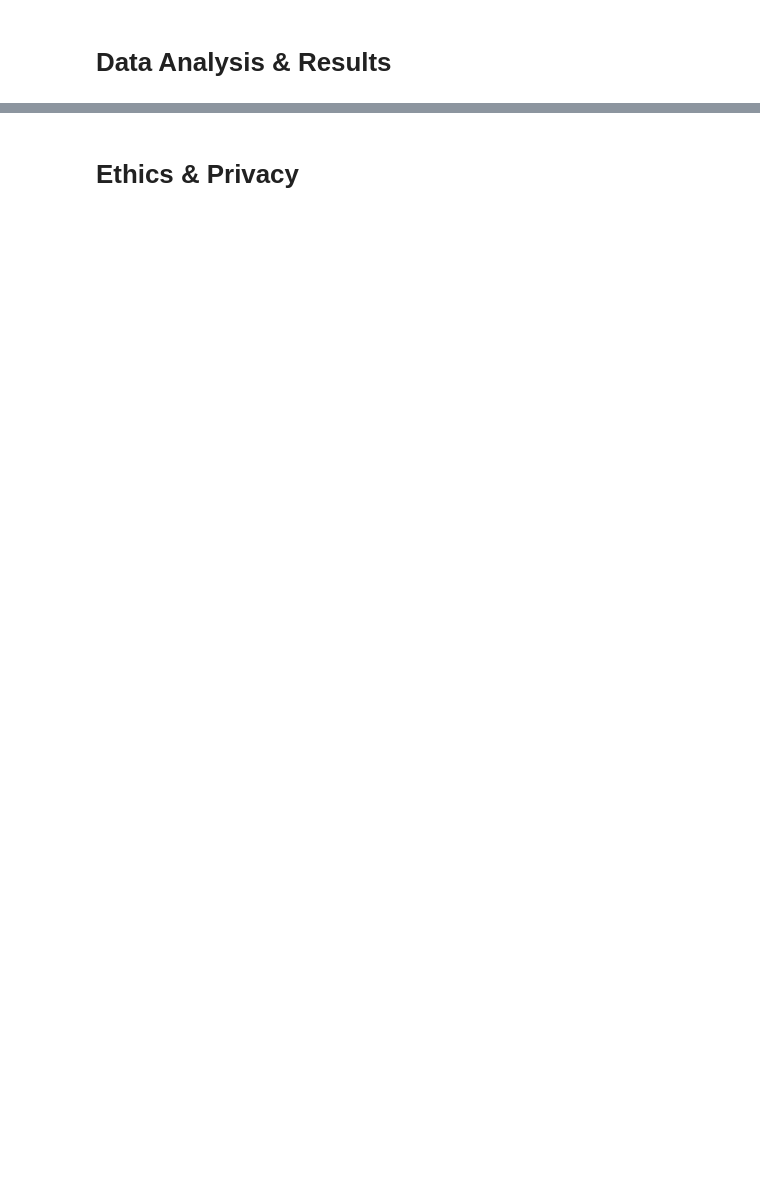
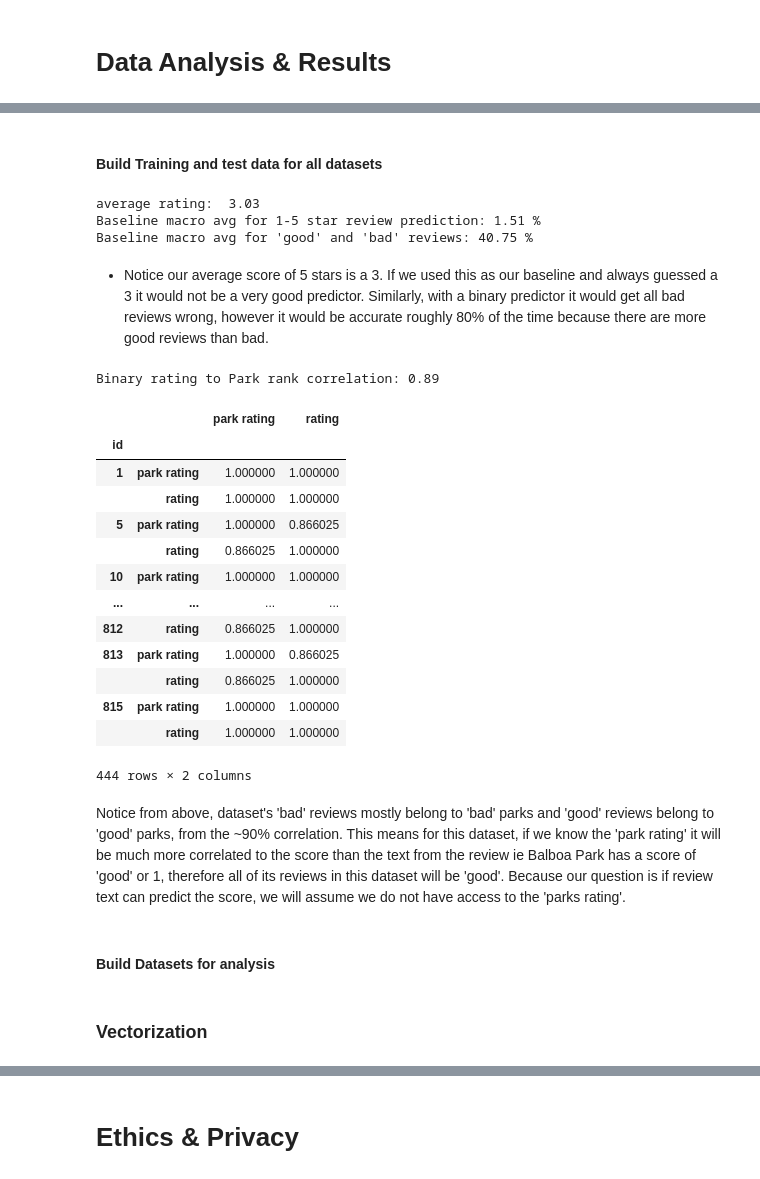
Before and after one commit to COGS108/Projects, a Jupyter notebook: Option2_Individual/FinalProject_GH.ipynb, the cells around one changed output, grey strips where cells are left out. Saved outputs shown, nothing was run; the diff lists cells and outputs as text; code cells hidden in the pictures; blank space fills up the shorter version.

```diff
--- a/Option2_Individual/FinalProject_GH.ipynb
+++ b/Option2_Individual/FinalProject_GH.ipynb
@@ -58,0 +379,37 @@ Include cells that describe the steps in your data analysis.
+# %% [markdown]
+#### Build Training and test data for all datasets
+# %%
+print("average rating: ", round(df_balanced['rating'].mean(),2))
+print("Baseline macro avg for 1-5 star review prediction:", round(np.count_nonzero([3]*len(df) == MR_y)/len(df)/5*100,2),"%")
+print("Baseline macro avg for 'good' and 'bad' reviews:", round(np.count_nonzero([1]*len(df) == df_binary['rating'])/len(df)/2*100,2),"%")
+# %% [output]
+average rating:  3.03
+Baseline macro avg for 1-5 star review prediction: 1.51 %
+Baseline macro avg for 'good' and 'bad' reviews: 40.75 %
+# %% [markdown]
+- Notice our average score of 5 stars is a 3. If we used this as our baseline and always guessed a 3 it would not be a very good predictor. Similarly, with a binary predictor it would get all bad reviews wrong, however it would be accurate roughly 80% of the time because there are more good reviews than bad.
+# %%
+print("Binary rating to Park rank correlation:",round(df.drop(['text'], axis=1).corr()['rating']['park rating'],2))
+# %% [output]
+Binary rating to Park rank correlation: 0.89
+# %%
+df.groupby('id')[['park rating','rating']].corr().dropna()
+# %% [output]
+|  |  | park rating | rating |
+| id |  |  |  |
+| 1 | park rating | 1.000000 | 1.000000 |
+|  | rating | 1.000000 | 1.000000 |
+| 5 | park rating | 1.000000 | 0.866025 |
+|  | rating | 0.866025 | 1.000000 |
+| 10 | park rating | 1.000000 | 1.000000 |
+| ... | ... | ... | ... |
+| 812 | rating | 0.866025 | 1.000000 |
+| 813 | park rating | 1.000000 | 0.866025 |
+|  | rating | 0.866025 | 1.000000 |
+| 815 | park rating | 1.000000 | 1.000000 |
+|  | rating | 1.000000 | 1.000000 |
+444 rows × 2 columns
+# %% [markdown]
+Notice from above, dataset's  'bad' reviews mostly belong to 'bad' parks and 'good' reviews belong to 'good' parks, from the ~90% correlation. This means for this dataset, if we know the 'park rating' it will be much more correlated to the score  than the text from the review ie Balboa Park has a score of 'good' or 1, therefore all of its reviews in this dataset will be 'good'. Because our question is if review  text can predict the score, we will assume we do not have access to the 'parks rating'.
+# %% [markdown]
+#### Build Datasets for analysis
@@ -58,0 +481,2 @@ Include cells that describe the steps in your data analysis.
+# %% [markdown]
+### Vectorization
```
Also changed, not shown: parts of 83 cells of this notebook, 7 other files.
